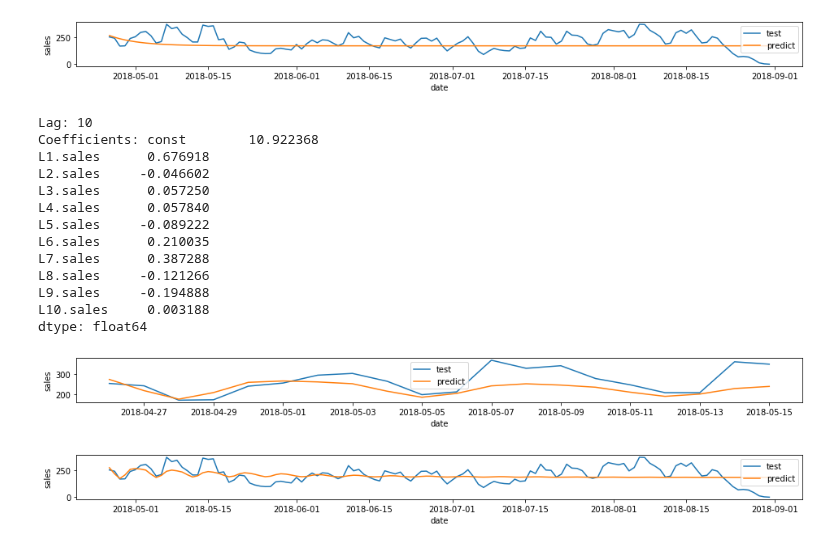
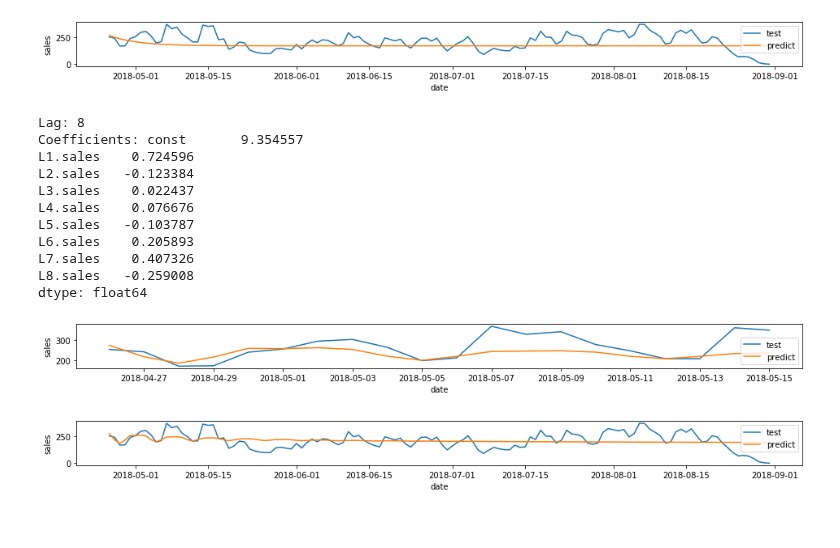
Before and after one commit to alireza-alizadegan/e-commerce-Sales, a Jupyter notebook: Sales Forecast.ipynb, the cells around one changed output. Drawn from its saved outputs; the diff is of its cells as text; code cells hidden in the pictures.

```diff
--- a/Sales Forecast.ipynb
+++ b/Sales Forecast.ipynb
@@ -245,34 +274,32 @@ plt.ylabel('sales');
 # %%
 from statsmodels.tsa.ar_model import AR
 
 ar = AR(train_df)
-ar_fit = ar.fit(maxlag=10)
+ar_fit = ar.fit(maxlag=8)
 
 print('Lag: %s' % ar_fit.k_ar)
 print('Coefficients: %s' % ar_fit.params)
 
-predictions_lag10_20 = ar_fit.predict(start=len(train_df), end=len(train_df)+19)
-predictions_lag10_20_df = pd.DataFrame({'predictions': predictions_lag10_20.values}, index=test_df[:20].index)
+predictions_lag8_20 = ar_fit.predict(start=len(train_df), end=len(train_df)+19)
+predictions_lag8_20_df = pd.DataFrame({'predictions': predictions_lag8_20.values}, index=test_df[:20].index)
 
 plt.figure(figsize=(16,1))
 plt.plot(test_df[:20], label='test')
-plt.plot(predictions_lag10_20_df, label='predict')
+plt.plot(predictions_lag8_20_df, label='predict')
 plt.legend()
 plt.xlabel('date')
 plt.ylabel('sales');
 # %% [output]
-Lag: 10
-Coefficients: const        10.922368
-L1.sales      0.676918
-L2.sales     -0.046602
-L3.sales      0.057250
-L4.sales      0.057840
-L5.sales     -0.089222
-L6.sales      0.210035
-L7.sales      0.387288
-L8.sales     -0.121266
-L9.sales     -0.194888
-L10.sales     0.003188
+Lag: 8
+Coefficients: const       9.354557
+L1.sales    0.724596
+L2.sales   -0.123384
+L3.sales    0.022437
+L4.sales    0.076676
+L5.sales   -0.103787
+L6.sales    0.205893
+L7.sales    0.407326
+L8.sales   -0.259008
 dtype: float64
-[figure, old version]
+[figure, new version]
 # %%
```
Also changed, not shown: parts of 11 cells of this notebook.
